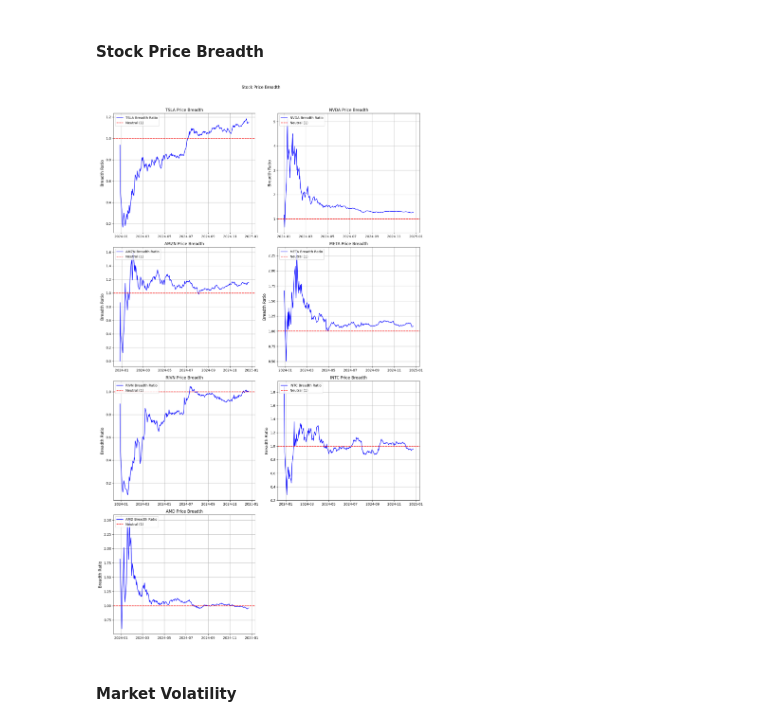
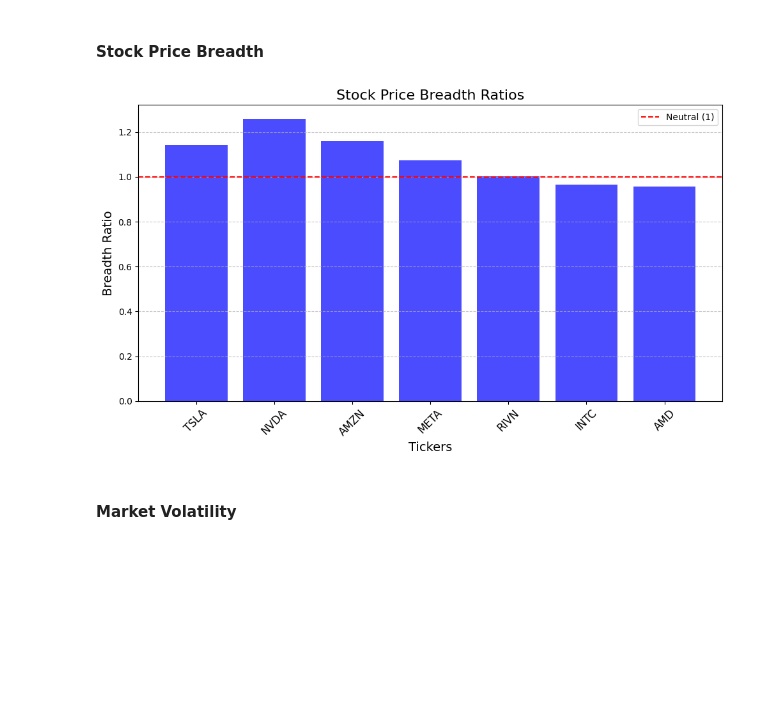
Before and after one commit to chantalmaskell/Black_Litterman_Portfolio_Optimisation, a Jupyter notebook: In_Progress/fear_greed_BL.ipynb, the cells around one changed output. Drawn from its saved outputs; the diff is of its cells as text; code cells hidden in the pictures; blank space fills up the shorter version.

```diff
--- a/In_Progress/fear_greed_BL.ipynb
+++ b/In_Progress/fear_greed_BL.ipynb
@@ -219,84 +226,60 @@ ValueError: not enough values to unpack (expected 5, got 4)
 # %% [markdown]
 #### Stock Price Breadth
 # %%
-def calculate_stock_price_breadth(ticker):
-    try:
-        stock_data = yf.Ticker(ticker)
-        prior_year_history = stock_data.history(period="1y")
+def calculate_stock_price_breadth(tickers):
+    breadth_ratios = {}
 
-        close_data = prior_year_history['Close'].tolist()
-        volume_data = prior_year_history['Volume'].tolist()
+    for ticker in tickers:
+        try:
+            ticker = ticker.upper()
+            stock_data = yf.Ticker(ticker)
+            prior_year_history = stock_data.history(period="1y")
 
-        rising_vol = 0
-        declining_vol = 0
-
-        for i in range(1, len(close_data)):
-            price_change = close_data[i] - close_data[i - 1]
-            if price_change > 0:
-                rising_vol += volume_data[i]
-            elif price_change < 0:
-                declining_vol += volume_data[i]
-        if declining_vol == 0: # breadth ratio
-            breadth_ratio = float('inf') if rising_vol > 0 else 0
-        else:
-            breadth_ratio = rising_vol / declining_vol
-
-        return prior_year_history, rising_vol, declining_vol, breadth_ratio
-
-    except Exception as error:
-        print(f"An error occurred for {ticker}: {error} when calculating price breadth")
-        return None, 0, 0, 0
-
-def plot_stock_price_breadth(tickers):
-    fig, axes = plt.subplots(
-        nrows=(len(tickers) + 1) // 2, ncols=2, figsize=(14, 6 * ((len(tickers) + 1) // 2)), sharex=False
-    )
-    fig.suptitle('Stock Price Breadth')
-    axes = axes.flatten()
-
-    for i, ticker in enumerate(tickers):
-        ax = axes[i]
-        prior_year_history, rising_vol, declining_vol, breadth_ratio = calculate_stock_price_breadth(ticker)
-
-        if prior_year_history is not None:
-            # daily breadth ratio over time
             close_data = prior_year_history['Close'].tolist()
             volume_data = prior_year_history['Volume'].tolist()
 
-            daily_breadth_ratios = []
             rising_vol = 0
             declining_vol = 0
 
-            for j in range(1, len(close_data)):
-                price_change = close_data[j] - close_data[j - 1]
+            for i in range(1, len(close_data)):
+                price_change = close_data[i] - close_data[i - 1]
                 if price_change > 0:
-                    rising_vol += volume_data[j]
+                    rising_vol += volume_data[i]
                 elif price_change < 0:
-                    declining_vol += volume_data[j]
-                if declining_vol == 0:
-                    daily_breadth_ratios.append(float('inf') if rising_vol > 0 else 0)
-                else:
-                    daily_breadth_ratios.append(rising_vol / declining_vol)
+                    declining_vol += volume_data[i]
 
-            ax.plot(prior_year_history.index[1:], daily_breadth_ratios, label=f"{ticker} Breadth Ratio", color="blue")
-            ax.axhline(1, color="red", linestyle="--", label="Neutral (1)")
-            ax.set_title(f"{ticker} Price Breadth")
-            ax.set_ylabel("Breadth Ratio", fontsize=12)
-            ax.legend(loc="upper left")
-            ax.grid(True)
-        else:
-            ax.set_title(f"{ticker} (Error)")
-            ax.text(0.5, 0.5, "Error: Unable to fetch data", transform=ax.transAxes, fontsize=12, color="red", ha="center",va="center")
-            ax.axis("off")
+            # edge case for declining_vol == 0
+            if declining_vol == 0:
+                breadth_ratio = float('inf') if rising_vol > 0 else 0
+            else:
+                breadth_ratio = rising_vol / declining_vol
 
-    for j in range(len(tickers), len(axes)):
-        fig.delaxes(axes[j])
+            breadth_ratios[ticker] = breadth_ratio
 
-    plt.tight_layout(rect=[0, 0, 1, 0.96])
+        except Exception as error:
+            print(f"An error occurred for {ticker}: {error}")
+            breadth_ratios[ticker] = None
+
+    return breadth_ratios
+
+def plot_stock_price_breadth(tickers):
+    breadth_ratios = calculate_stock_price_breadth(tickers)
+
+    fig, ax = plt.subplots(figsize=(10, 6))
+    ax.bar(breadth_ratios.keys(), breadth_ratios.values(), color="blue", alpha=0.7)
+
+    ax.set_title("Stock Price Breadth Ratios", fontsize=16)
+    ax.set_ylabel("Breadth Ratio", fontsize=14)
+    ax.set_xlabel("Tickers", fontsize=14)
+    ax.axhline(1, color="red", linestyle="--", label="Neutral (1)")  # neutral ref line
+    ax.legend(loc="upper right")
+    ax.grid(axis="y", linestyle="--", alpha=0.7)
+    plt.xticks(rotation=45, fontsize=12)
+    plt.tight_layout()
     plt.show()
 
 plot_stock_price_breadth(tickers)
 # %% [output]
-[figure, old version]
+[figure, new version]
 # %% [markdown]
 #### Market Volatility
```
Also changed, not shown: parts of 43 cells of this notebook.
